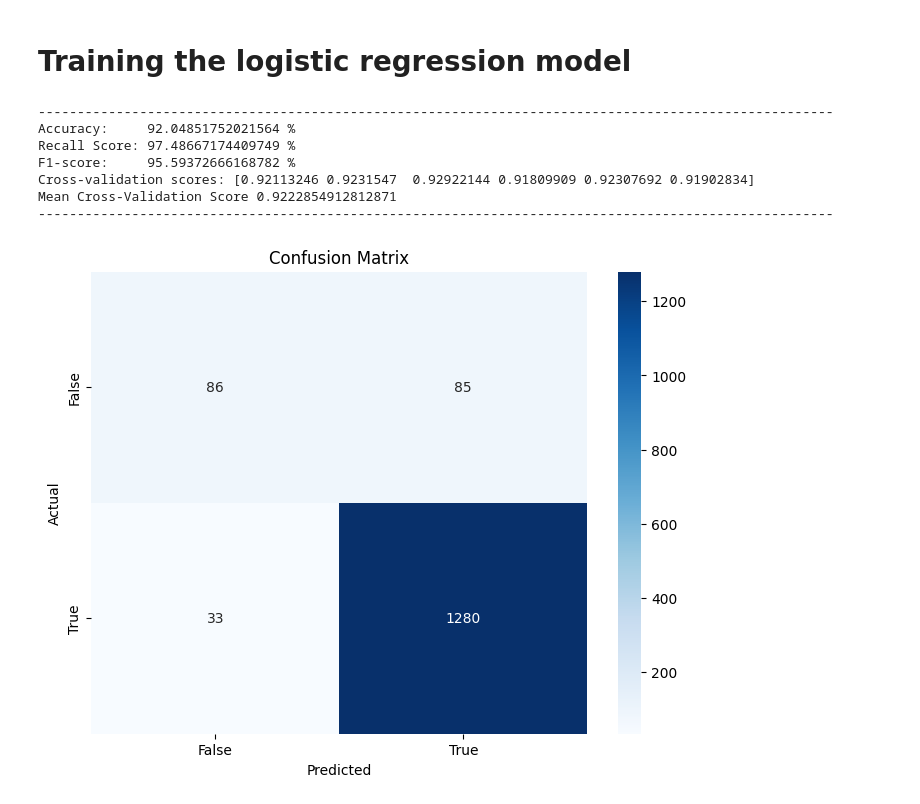
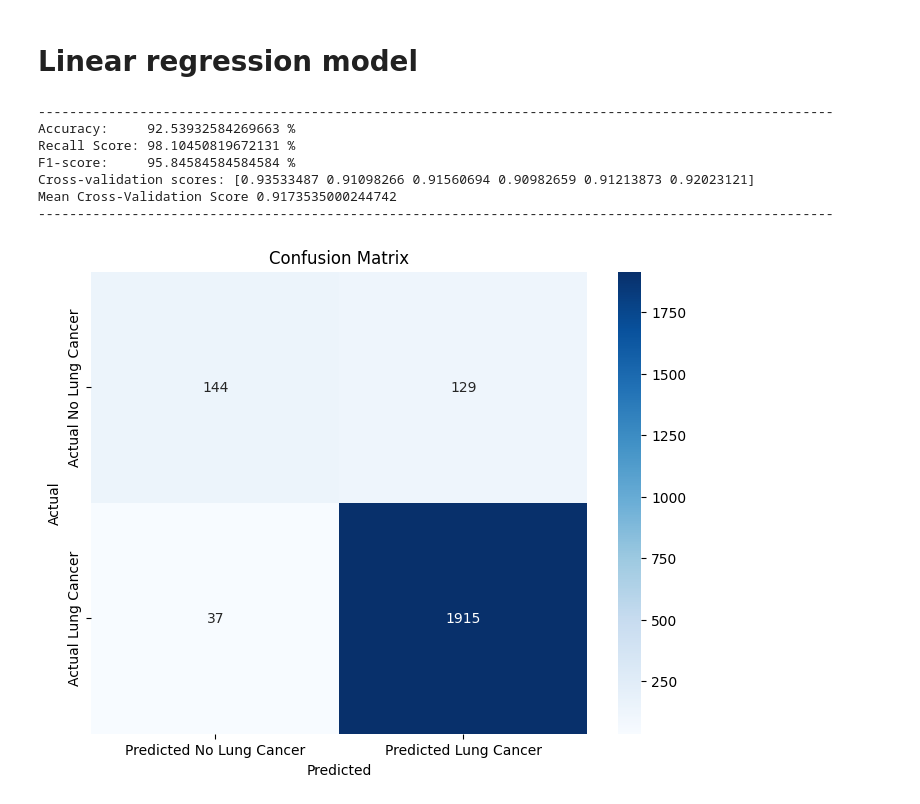
Before and after one commit to alipakdamangh/lung_cancer_analysis, a Jupyter notebook: main.ipynb, the cells around one changed output. Cells and saved outputs as stored; diff of their text form; code cells hidden in the pictures.

```diff
--- a/main.ipynb
+++ b/main.ipynb
@@ -23,12 +113,12 @@ df['LUNG_CANCER'] = df['LUNG_CANCER'].map({'YES': 1, 'NO': 0})
 # %% [markdown]
-# Training the logistic regression model
+# Linear regression model
 # %%
 # Define features (X) and target variable (y)
-X = df.drop('LUNG_CANCER', axis=1)
+X = df.drop(columns=['LUNG_CANCER'])
 y = df['LUNG_CANCER']
 
 # Split data into training and testing sets
-X_train, X_test, y_train, y_test = train_test_split(X, y, test_size=0.2, random_state=50)
+X_train, X_test, y_train, y_test = train_test_split(X, y, test_size=0.3, random_state=48)
 
 # Create and train the logistic regression model
 model = LogisticRegression(max_iter=1000)
@@ -45,38 +135,40 @@ print("Accuracy:    ", accuracy * 100, "%")
 
 # Calculate the recall score
 recall = recall_score(y_test, y_pred)
 
 # Print the recall score
 print("Recall Score:", recall * 100, "%")
 
 # Calculate the F1-score
 f1 = f1_score(y_test, y_pred)
 
 # Print the F1-score
 print("F1-score:    ", f1 * 100, "%")
 
-# Perform 5-fold cross-validation
+# Perform 6-fold cross-validation
 scores = cross_val_score(model, X_train, y_train, cv=6)
 
 print("Cross-validation scores:", scores)
 print("Mean Cross-Validation Score", scores.mean())
 
 print('------------------------------------------------------------------------------------------------------')
 
 # Visualize the confusion matrix
 cm = confusion_matrix(y_test, y_pred)
 plt.figure(figsize=(8, 6))
-sns.heatmap(cm, annot=True, fmt='d', cmap='Blues', xticklabels=['False', 'True'], yticklabels=['False', 'True'])
+sns.heatmap(cm, annot=True, fmt='d', cmap='Blues',
+            xticklabels=['Predicted No Lung Cancer', 'Predicted Lung Cancer'],
+            yticklabels=['Actual No Lung Cancer', 'Actual Lung Cancer'])
 plt.xlabel('Predicted')
 plt.ylabel('Actual')
 plt.title('Confusion Matrix')
 plt.show()
 # %% [output]
 ------------------------------------------------------------------------------------------------------
-Accuracy:     92.04851752021564 %
-Recall Score: 97.48667174409749 %
-F1-score:     95.59372666168782 %
-Cross-validation scores: [0.92113246 0.9231547  0.92922144 0.91809909 0.92307692 0.91902834]
-Mean Cross-Validation Score 0.9222854912812871
+Accuracy:     92.53932584269663 %
+Recall Score: 98.10450819672131 %
+F1-score:     95.84584584584584 %
+Cross-validation scores: [0.93533487 0.91098266 0.91560694 0.90982659 0.91213873 0.92023121]
+Mean Cross-Validation Score 0.9173535000244742
 ------------------------------------------------------------------------------------------------------
-[figure, old version]
+[figure, new version]
```
Also changed, not shown: parts of 11 cells of this notebook, 1 other file.
